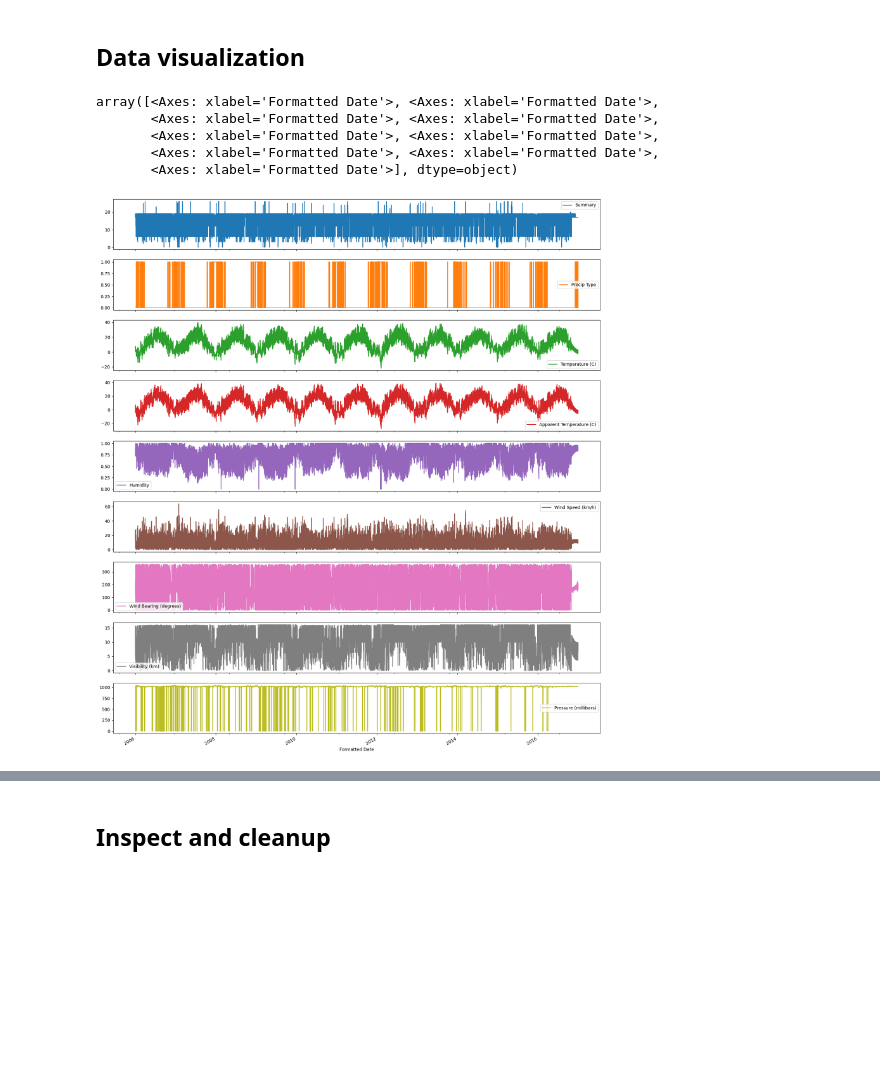
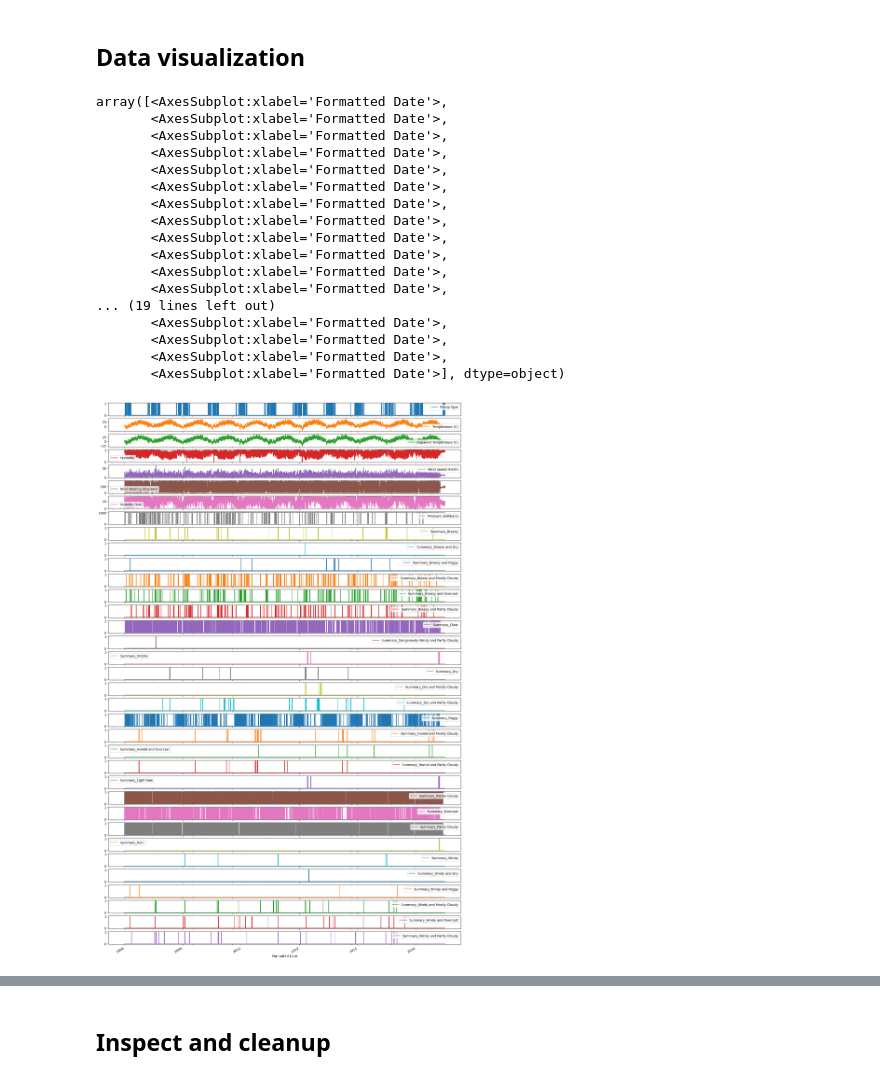
Before and after one commit to hoainamnv34/Weather_forecast, a Jupyter notebook: Data_Preprocessing.ipynb, the cells around one changed output, grey strips where cells are left out. Drawn from its saved outputs; the diff is of its cells as text; code cells hidden in the pictures; blank space fills up the shorter version.

```diff
--- a/Data_Preprocessing.ipynb
+++ b/Data_Preprocessing.ipynb
@@ -63,3 +85,5 @@ dtype: int64
+# %%
+df_weather = df_weather.sort_values(by='Formatted Date')
 # %% [markdown]
 ## Missing Value Detection
 # %%
@@ -147,0 +211,3 @@ Index(['Formatted Date', 'Summary', 'Precip Type', 'Temperature (C)',
+# %%
+df_weather = pd.get_dummies(df_weather, columns = ['Summary'])
+print(df_weather)
@@ -148,6 +243,5 @@ Index(['Formatted Date', 'Summary', 'Precip Type', 'Temperature (C)',
 # %%
 le = LabelEncoder()
 df_weather['Precip Type']=le.fit_transform(df_weather['Precip Type'])
-df_weather['Summary']=le.fit_transform(df_weather['Summary'])
 df_weather.head(10)
 # %% [output]
@@ -179,15 +281,27 @@ df_weather.head(10)
 # %% [markdown]
 ## Data visualization
 # %%
-date_time = pd.to_datetime(df_weather.pop('Formatted Date'))
+date_time = pd.to_datetime(df_weather['Formatted Date'], format='%Y-%m-%d %H:%M:%S.%f %z')
 plot_cols = df_weather.columns
 plot_features = df_weather[plot_cols]
 plot_features.index = date_time
-plot_features.plot( figsize=(20,25), subplots=True)
+plot_features.plot( figsize=(20,35), subplots=True)
 # %% [output]
-array([<Axes: xlabel='Formatted Date'>, <Axes: xlabel='Formatted Date'>,
-       <Axes: xlabel='Formatted Date'>, <Axes: xlabel='Formatted Date'>,
-       <Axes: xlabel='Formatted Date'>, <Axes: xlabel='Formatted Date'>,
-       <Axes: xlabel='Formatted Date'>, <Axes: xlabel='Formatted Date'>,
-       <Axes: xlabel='Formatted Date'>], dtype=object)
+array([<AxesSubplot:xlabel='Formatted Date'>,
+       <AxesSubplot:xlabel='Formatted Date'>,
+       <AxesSubplot:xlabel='Formatted Date'>,
+       <AxesSubplot:xlabel='Formatted Date'>,
+       <AxesSubplot:xlabel='Formatted Date'>,
+       <AxesSubplot:xlabel='Formatted Date'>,
+       <AxesSubplot:xlabel='Formatted Date'>,
+       <AxesSubplot:xlabel='Formatted Date'>,
+       <AxesSubplot:xlabel='Formatted Date'>,
+       <AxesSubplot:xlabel='Formatted Date'>,
+       <AxesSubplot:xlabel='Formatted Date'>,
+       <AxesSubplot:xlabel='Formatted Date'>,
+... (19 lines left out)
+       <AxesSubplot:xlabel='Formatted Date'>,
+       <AxesSubplot:xlabel='Formatted Date'>,
+       <AxesSubplot:xlabel='Formatted Date'>,
+       <AxesSubplot:xlabel='Formatted Date'>], dtype=object)
-[figure, old version]
+[figure, new version]
```
Also changed, not shown: parts of 22 cells of this notebook, 5 other files.
